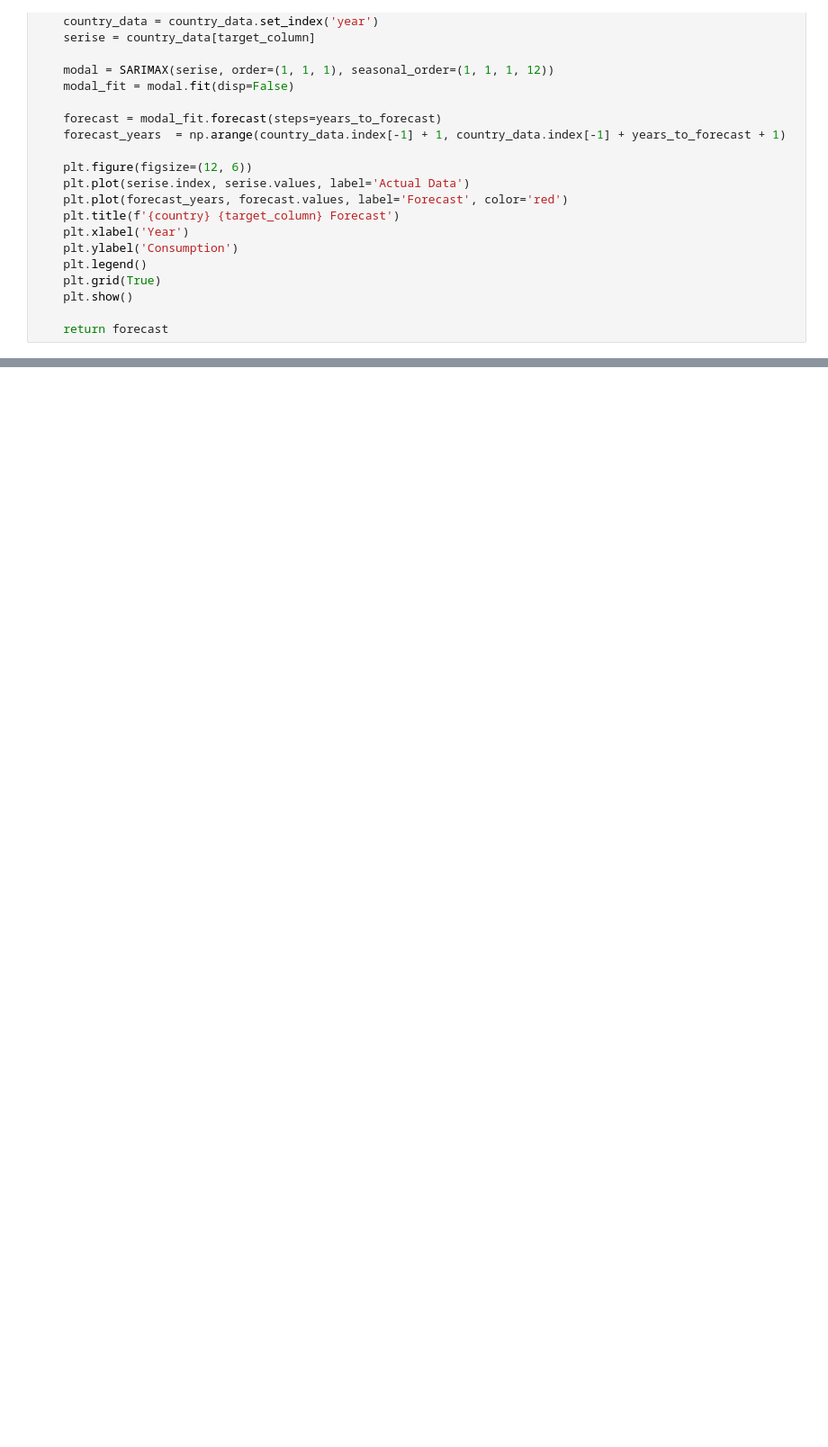
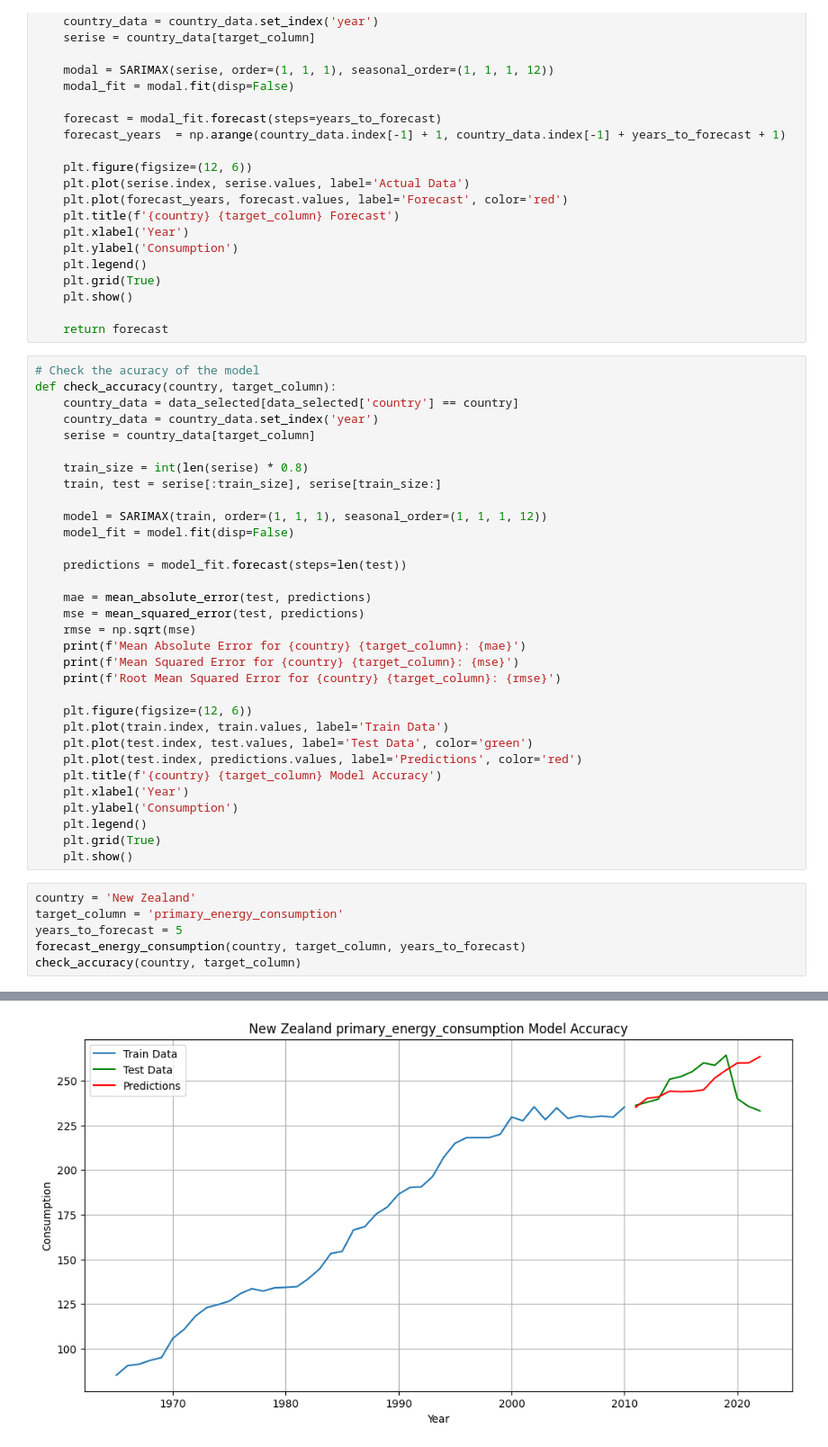
Before and after one commit to RandikaSilva/Energy-Demand-Analysis-Visualization, a Jupyter notebook: src/notebook/data_solution_time_series_consumption_forcasting.ipynb, the cells around one changed output, grey strips where cells are left out. Shown at 90% size. Cells and saved outputs as stored; diff of their text form; blank space fills up the shorter version.

Commit message:
Forecasting changes

```diff
--- a/src/notebook/data_solution_time_series_consumption_forcasting.ipynb
+++ b/src/notebook/data_solution_time_series_consumption_forcasting.ipynb
@@ -107,3 +70,42 @@ def forecast_energy_consumption(country, target_column, years_to_forecast=6):
     plt.show()
 
     return forecast
+# %%
+# Check the acuracy of the model
+def check_accuracy(country, target_column):
+    country_data = data_selected[data_selected['country'] == country]
+    country_data = country_data.set_index('year')
+    serise = country_data[target_column]
+
+    train_size = int(len(serise) * 0.8)
+    train, test = serise[:train_size], serise[train_size:]
+
+    model = SARIMAX(train, order=(1, 1, 1), seasonal_order=(1, 1, 1, 12))
+    model_fit = model.fit(disp=False)
+
+    predictions = model_fit.forecast(steps=len(test))
+
+    mae = mean_absolute_error(test, predictions)
+    mse = mean_squared_error(test, predictions)
+    rmse = np.sqrt(mse)
+    print(f'Mean Absolute Error for {country} {target_column}: {mae}')
+    print(f'Mean Squared Error for {country} {target_column}: {mse}')
+    print(f'Root Mean Squared Error for {country} {target_column}: {rmse}')
+
+    plt.figure(figsize=(12, 6))
+    plt.plot(train.index, train.values, label='Train Data')
+    plt.plot(test.index, test.values, label='Test Data', color='green')
+    plt.plot(test.index, predictions.values, label='Predictions', color='red')
+    plt.title(f'{country} {target_column} Model Accuracy')
+    plt.xlabel('Year')
+    plt.ylabel('Consumption')
+    plt.legend()
+    plt.grid(True)
+    plt.show()
+# %%
+country = 'New Zealand'
+target_column = 'primary_energy_consumption'
+years_to_forecast = 5
+forecast_energy_consumption(country, target_column, years_to_forecast)
+check_accuracy(country, target_column)
+# %% [output]
@@ -110,3 +116,4 @@ def forecast_energy_consumption(country, target_column, years_to_forecast=6):
+[figure, added]
 # %%
 forecast_results = {}
 for country in countries:
```
Also changed, not shown: parts of 11 cells of this notebook, 3 other files.
